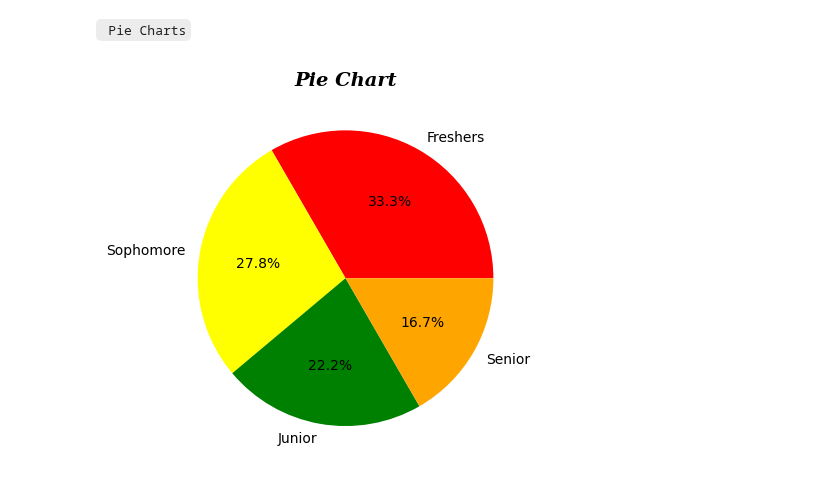
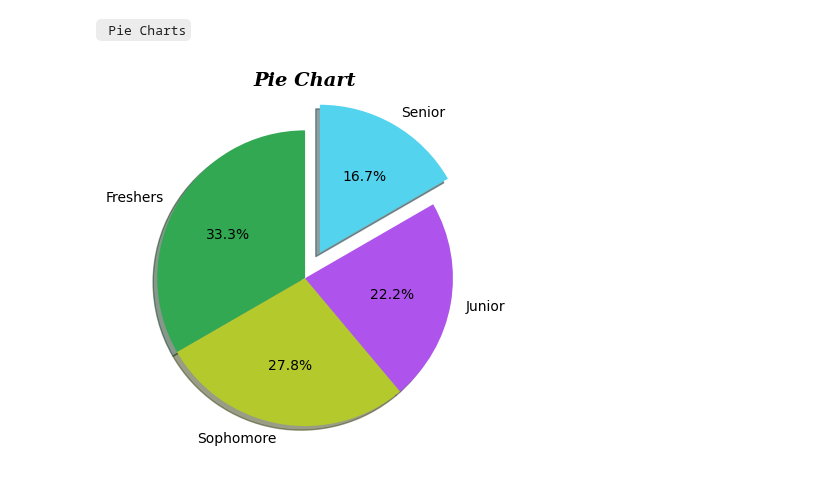
Before and after one commit to Gowtham-314/daily_python_concept, a Jupyter notebook: matplotlib/learn_matplotlib.ipynb, the cells around one changed output. Saved outputs shown, nothing was run; the diff lists cells and outputs as text; code cells hidden in the pictures.

```diff
--- a/matplotlib/learn_matplotlib.ipynb
+++ b/matplotlib/learn_matplotlib.ipynb
@@ -234,10 +234,17 @@ plt.show()
 # %%
 categories = np.array(["Freshers","Sophomore","Junior","Senior"])
 values = np.array([300,250,200,150])
-color = ['red', 'yellow', 'green', 'orange']
+color = ['#32a852', '#b4c92c', '#af53ed', '#53d3ed']
 
-plt.pie(values, labels=categories, autopct='%1.1f%%', colors=color)
+plt.pie(values,
+        labels=categories,
+        autopct='%1.1f%%',
+        colors=color,
+        explode=(0, 0, 0, 0.2),      # explode the last slice
+        shadow=True,
+        startangle=90
+        )
 plt.title("Pie Chart", **font_style)
 plt.show()
 # %% [output]
-[figure, old version]
+[figure, new version]
```
Also changed, not shown: parts of 7 cells of this notebook.
